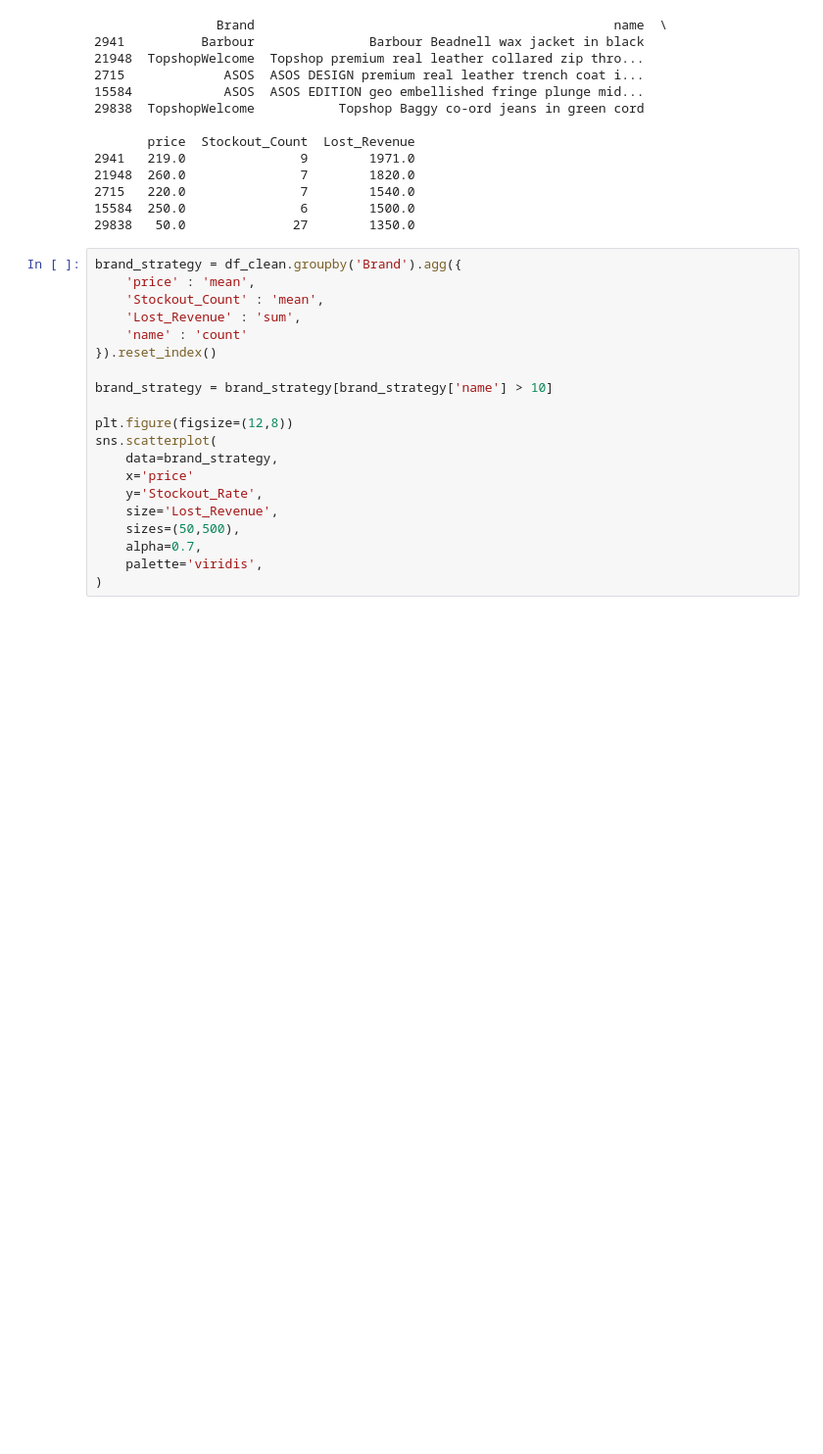
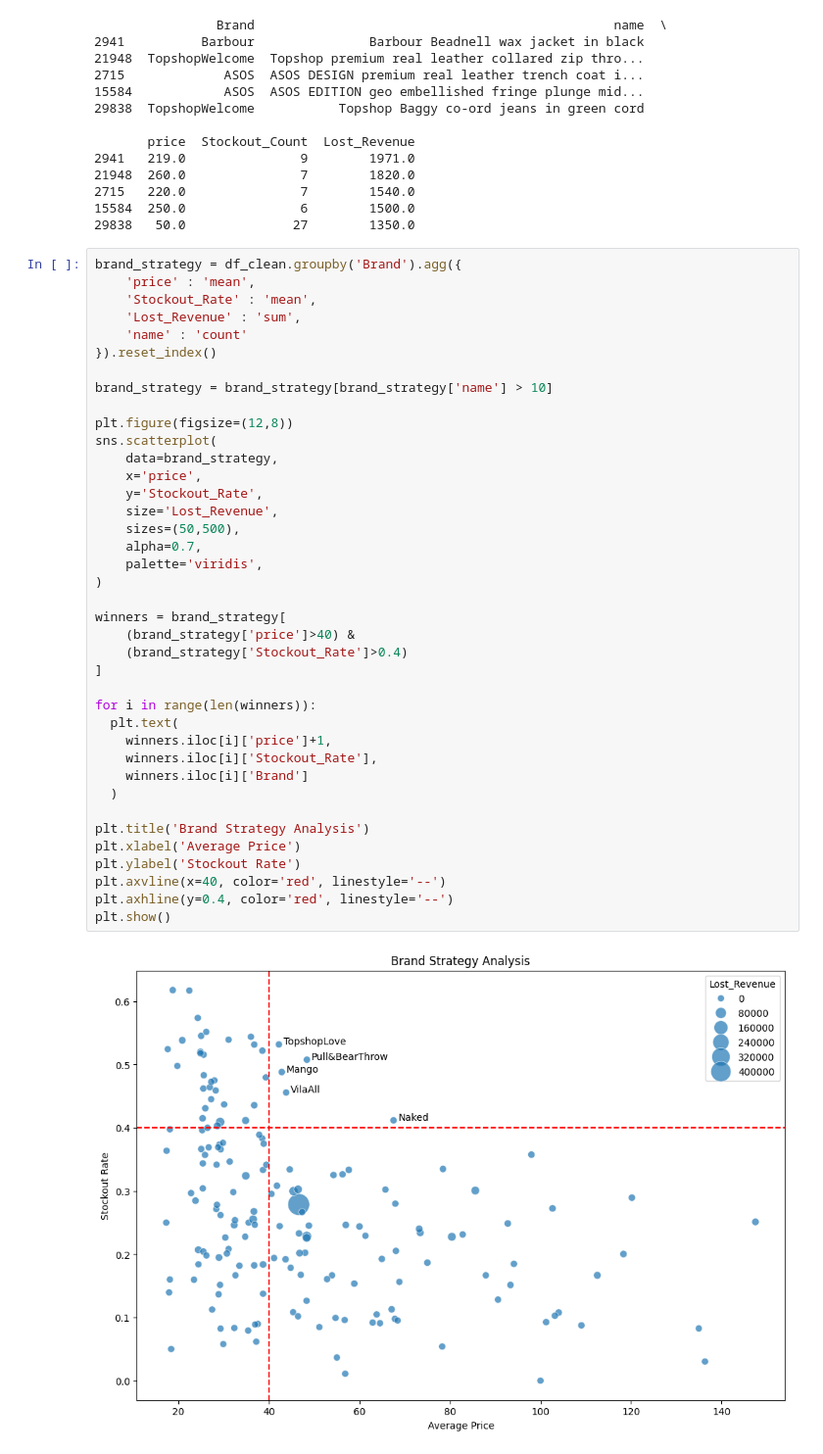
Before and after one commit to NOMOREWIFI/test, a Jupyter notebook: asos_analysis.ipynb, the cells around one changed output. Shown at 98% size. Cells and saved outputs as stored; diff of their text form; blank space fills up the shorter version.

```diff
--- a/asos_analysis.ipynb
+++ b/asos_analysis.ipynb
@@ -107,20 +107,41 @@ print(df_clean.sort_values(by='Lost_Revenue', ascending=False).head(5)[cols])
 # %%
 brand_strategy = df_clean.groupby('Brand').agg({
     'price' : 'mean',
-    'Stockout_Count' : 'mean',
+    'Stockout_Rate' : 'mean',
     'Lost_Revenue' : 'sum',
     'name' : 'count'
 }).reset_index()
 
 brand_strategy = brand_strategy[brand_strategy['name'] > 10]
 
 plt.figure(figsize=(12,8))
 sns.scatterplot(
     data=brand_strategy,
-    x='price'
+    x='price',
     y='Stockout_Rate',
     size='Lost_Revenue',
     sizes=(50,500),
     alpha=0.7,
     palette='viridis',
 )
+
+winners = brand_strategy[
+    (brand_strategy['price']>40) &
+    (brand_strategy['Stockout_Rate']>0.4)
+]
+
+for i in range(len(winners)):
+  plt.text(
+    winners.iloc[i]['price']+1,
+    winners.iloc[i]['Stockout_Rate'],
+    winners.iloc[i]['Brand']
+  )
+
+plt.title('Brand Strategy Analysis')
+plt.xlabel('Average Price')
+plt.ylabel('Stockout Rate')
+plt.axvline(x=40, color='red', linestyle='--')
+plt.axhline(y=0.4, color='red', linestyle='--')
+plt.show()
+# %% [output]
+[figure, added]
```
